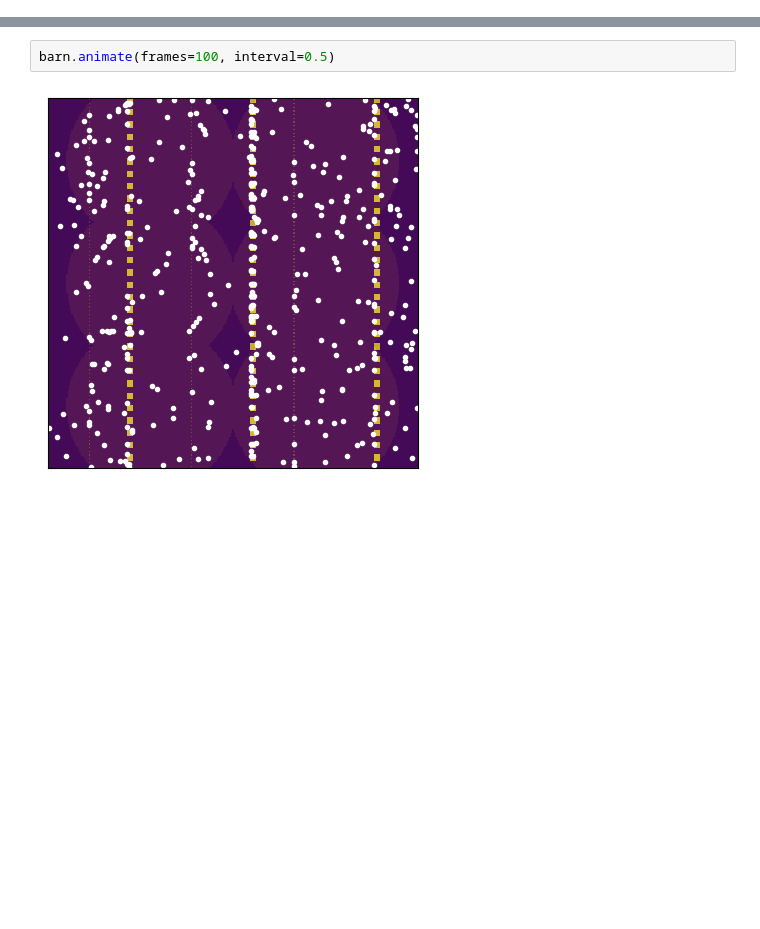
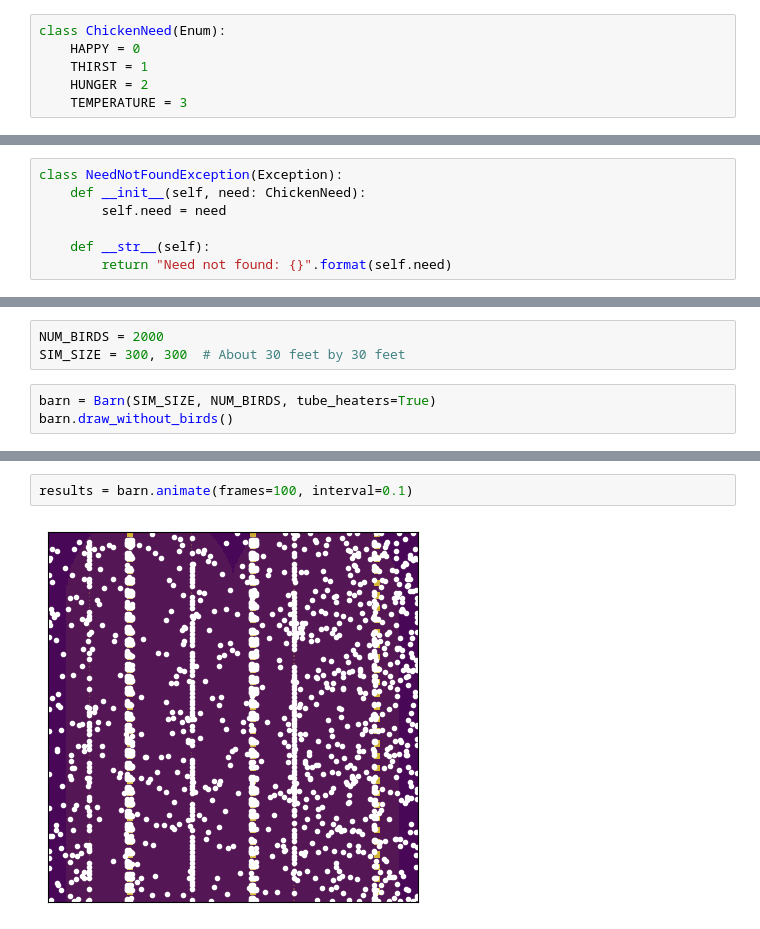
Before and after one commit to JoelDeen820/chicken_agent_model, a Jupyter notebook: chicken_agents.ipynb, the cells around one changed output, grey strips where cells are left out. Cells and saved outputs as stored; diff of their text form; blank space fills up the shorter version.

```diff
--- a/chicken_agents.ipynb
+++ b/chicken_agents.ipynb
@@ -7,0 +79,6 @@ barn.draw()
+# %%
+class ChickenNeed(Enum):
+    HAPPY = 0
+    THIRST = 1
+    HUNGER = 2
+    TEMPERATURE = 3
@@ -7,0 +177,7 @@ barn.draw()
+# %%
+class NeedNotFoundException(Exception):
+    def __init__(self, need: ChickenNeed):
+        self.need = need
+
+    def __str__(self):
+        return "Need not found: {}".format(self.need)
@@ -7,0 +625,6 @@ barn.draw()
+# %%
+NUM_BIRDS = 2000
+SIM_SIZE = 300, 300  # About 30 feet by 30 feet
+# %%
+barn = Barn(SIM_SIZE, NUM_BIRDS, tube_heaters=True)
+barn.draw_without_birds()
@@ -14,4 +642,4 @@ drank water
 # %%
-barn.animate(frames=100, interval=0.5)
+results = barn.animate(frames=100, interval=0.1)
 # %% [output]
-[figure, old version]
+[figure, new version]
```
Also changed, not shown: parts of 25 cells of this notebook, 3 other files.
